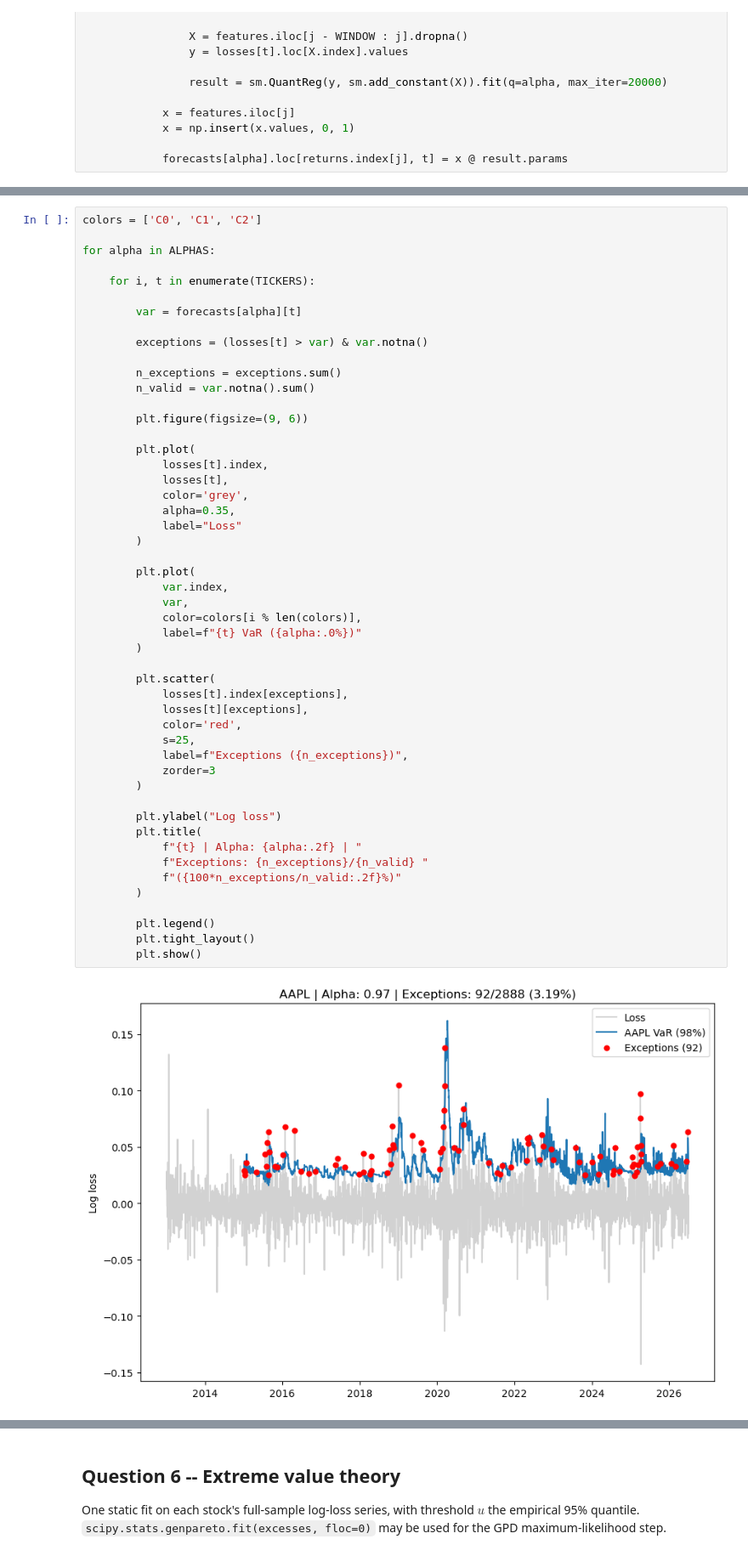
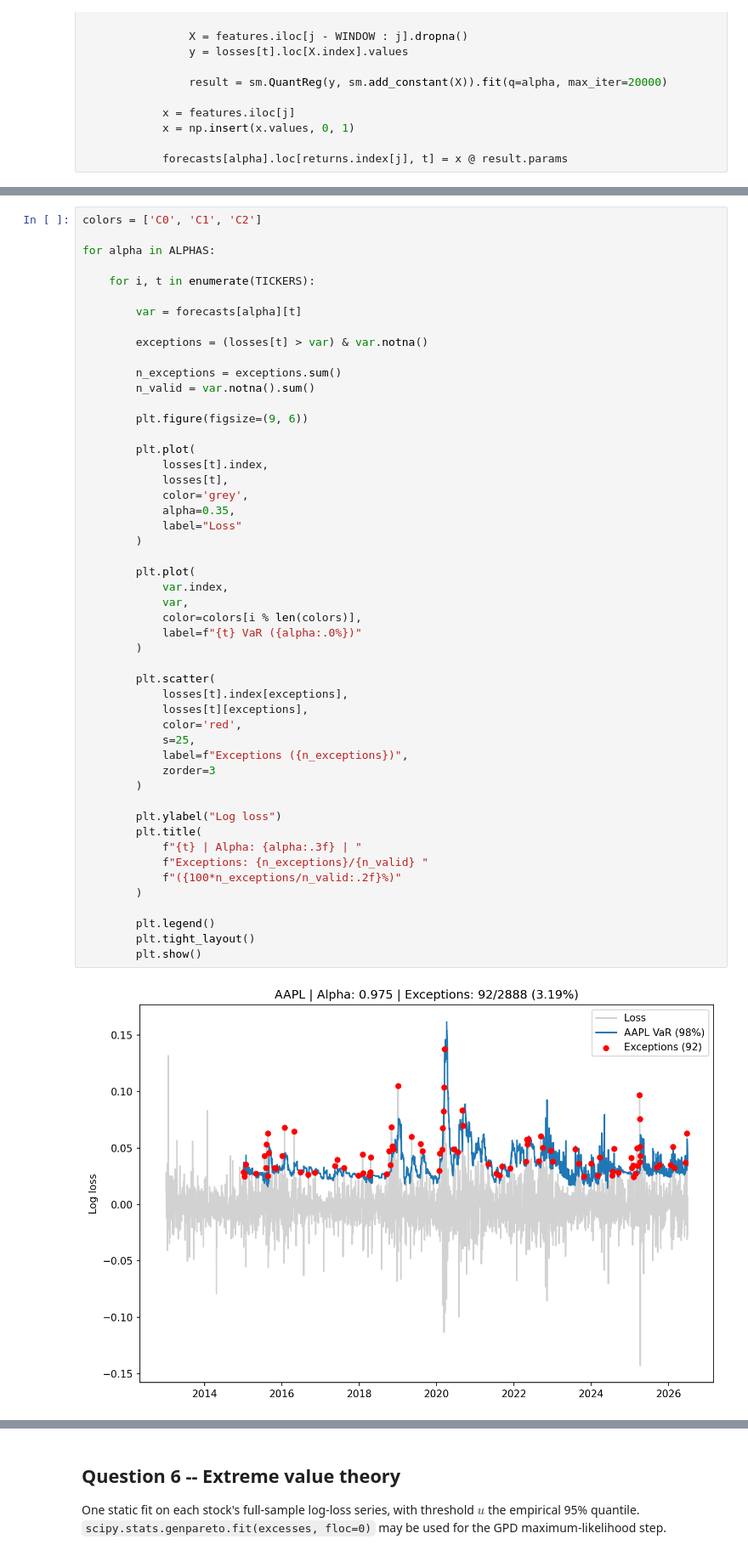
Before and after one commit to AaravKDesai/QRM_Project, a Jupyter notebook: Project_template.ipynb, the cells around one changed output, grey strips where cells are left out. Shown at 85% size. Cells and saved outputs as stored; diff of their text form.

```diff
--- a/Project_template.ipynb
+++ b/Project_template.ipynb
@@ -1089,32 +1121,32 @@ for alpha in ALPHAS:
             alpha=0.35,
             label="Loss"
         )
 
         plt.plot(
             var.index,
             var,
             color=colors[i % len(colors)],
             label=f"{t} VaR ({alpha:.0%})"
         )
 
         plt.scatter(
             losses[t].index[exceptions],
             losses[t][exceptions],
             color='red',
             s=25,
             label=f"Exceptions ({n_exceptions})",
             zorder=3
         )
 
         plt.ylabel("Log loss")
         plt.title(
-            f"{t} | Alpha: {alpha:.2f} | "
+            f"{t} | Alpha: {alpha:.3f} | "
             f"Exceptions: {n_exceptions}/{n_valid} "
             f"({100*n_exceptions/n_valid:.2f}%)"
         )
 
         plt.legend()
         plt.tight_layout()
         plt.show()
 # %% [output]
-[figure, old version]
+[figure, new version]
```
Also changed, not shown: parts of 15 cells of this notebook, 4 other files.
